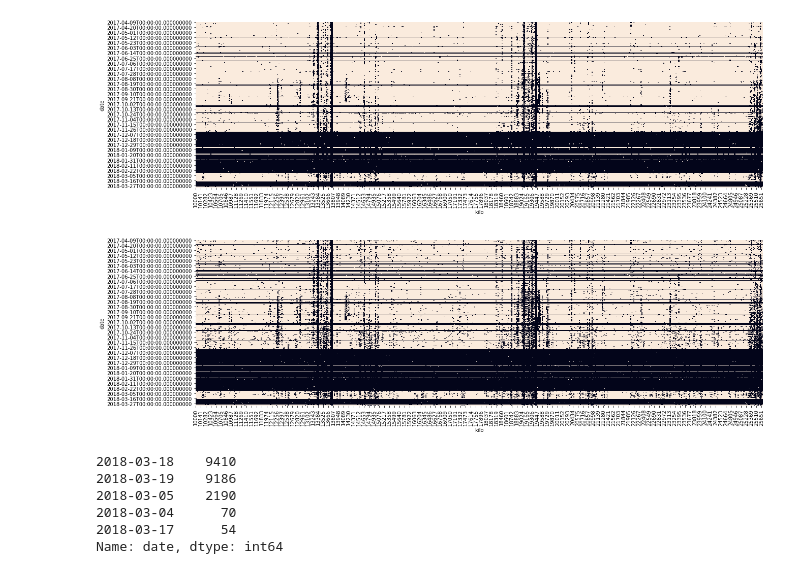
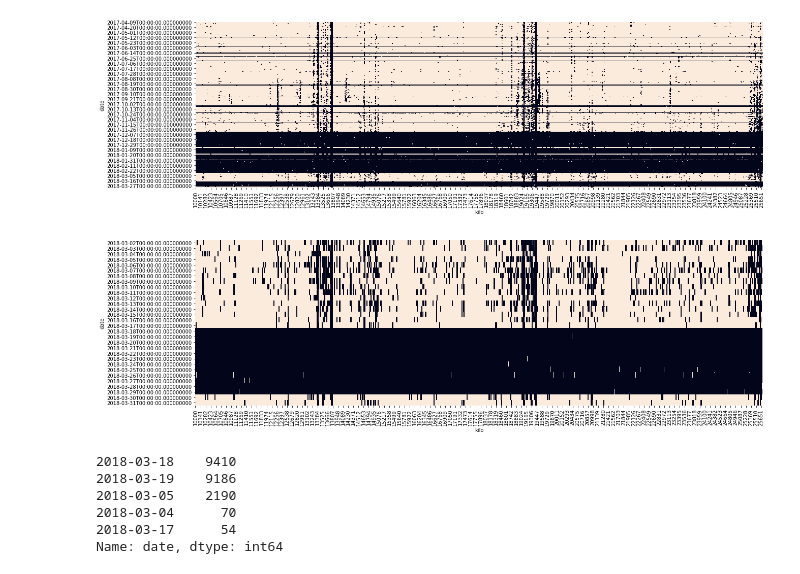
Before and after one commit to hiroshi-kuriyama/rail_level_gap, a Jupyter notebook: script/eda_track.ipynb, the cells around one changed output. Drawn from its saved outputs; the diff is of its cells as text; code cells hidden in the pictures.

```diff
--- a/script/eda_track.ipynb
+++ b/script/eda_track.ipynb
@@ -189,4 +208,4 @@ def rolling_fillna(track_pv, r_num=4):
         track_pv_fill = track_pv_fill.fillna(method=fill_method, axis=fill_axis, limit=1)
         return track_pv_fill
 # %%
-track_pv = track['b'].pivot(index='date', columns='kilo', values='lev_l')
+track_pv = track['d'].pivot(index='date', columns='kilo', values='lev_l')
@@ -216,10 +213,10 @@ track_pv.tail(50)
 show_heatmap(rolling_fillna(track_pv, r_num=10))
 # %% [output]
 [figure]
-# %%
-show_heatmap(track_pv)
-# %% [output]
-[figure, removed]
+# %%
+show_heatmap(track_pv.query('date>"2018-03-01"'))
+# %% [output]
+[figure, added]
 # %%
 track['b'].dropna(subset=['lev_l']).groupby('kilo')['date'].max().value_counts().head()
 # %% [output]
```
Also changed, not shown: parts of 4 cells of this notebook, 1 other file.
